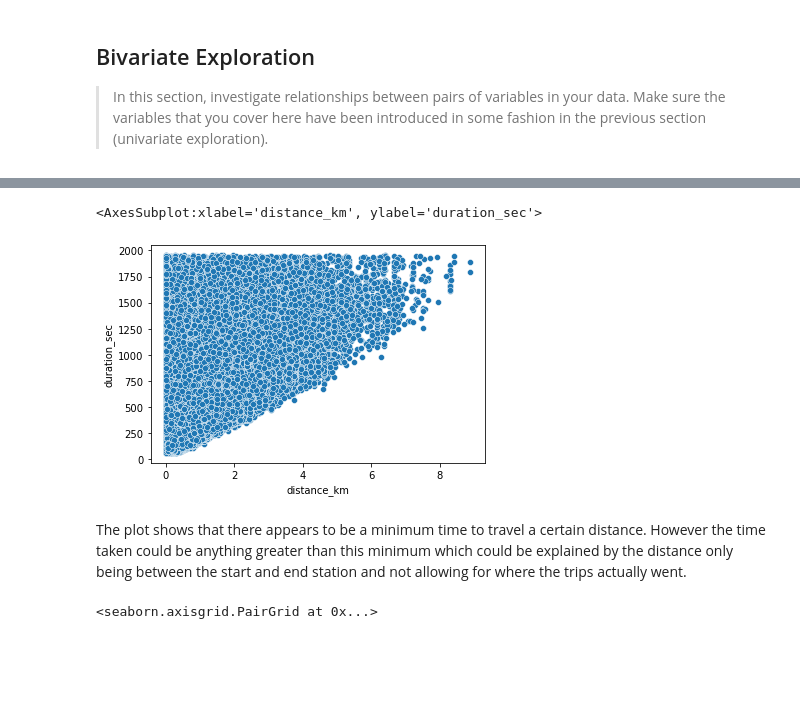
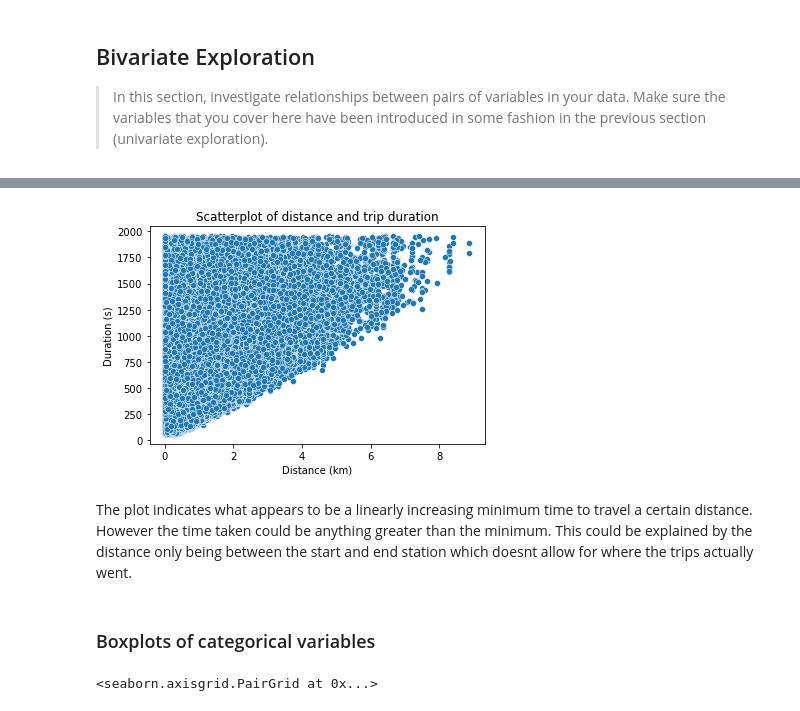
Before and after one commit to LukeConfait/udacity_data_analysis_projects, a Jupyter notebook: project_3/Part_I_exploration_template.ipynb, the cells around one changed output, grey strips where cells are left out. Cells and saved outputs as stored; diff of their text form; code cells hidden in the pictures; blank space fills up the shorter version.

```diff
--- a/project_3/Part_I_exploration_template.ipynb
+++ b/project_3/Part_I_exploration_template.ipynb
@@ -518,9 +523,13 @@ There is only some correlation between duration_sec and distance_km which makes
 # %%
 sb.scatterplot(data=bike_data_analysis,x='distance_km',y='duration_sec')
+plt.title('Scatterplot of distance and trip duration')
+plt.xlabel('Distance (km)')
+plt.ylabel('Duration (s)');
 # %% [output]
-<AxesSubplot:xlabel='distance_km', ylabel='duration_sec'>
-[figure, old version]
+[figure, new version]
 # %% [markdown]
-The plot shows that there appears to be a minimum time to travel a certain distance. However the time taken could be anything greater than this minimum which could be explained by the distance only being between the start and end station and not allowing for where the trips actually went.
+The plot indicates what appears to be a linearly increasing minimum time to travel a certain distance. However the time taken could be anything greater than the minimum. This could be explained by the distance only being between the start and end station which doesnt allow for where the trips actually went.
+# %% [markdown]
+### Boxplots of categorical variables
 # %%
 g = sb.PairGrid(data=bike_data_analysis, y_vars=['duration_sec'], x_vars = categoric_vars)
```
Also changed, not shown: parts of 26 cells of this notebook.
